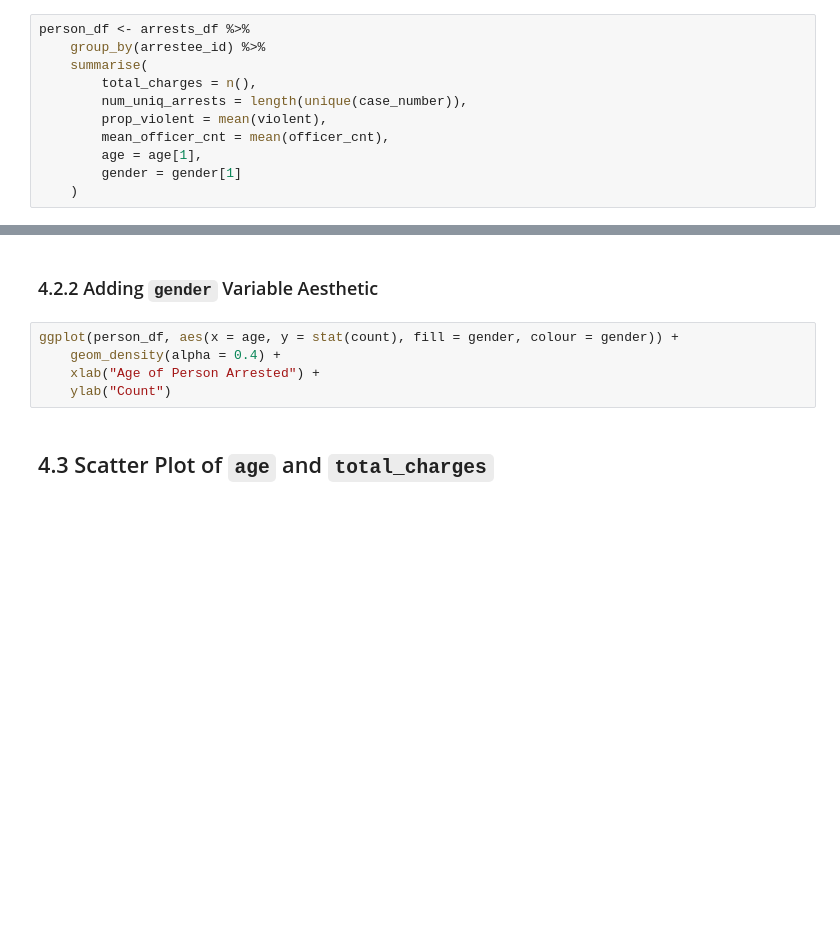
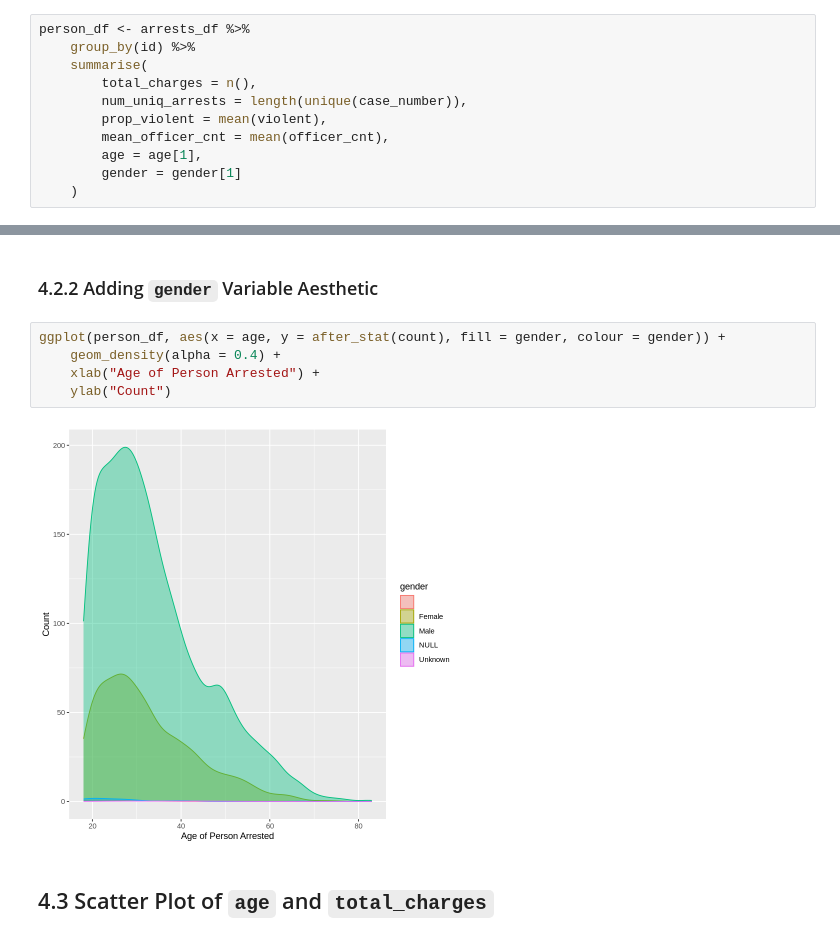
Before and after one commit to eldu/mpa-2065-slides, a Jupyter notebook: 06-2_intro_ggplot2.ipynb, the cells around one changed output, grey strips where cells are left out. Saved outputs shown, nothing was run; the diff lists cells and outputs as text; blank space fills up the shorter version.

```diff
--- a/06-2_intro_ggplot2.ipynb
+++ b/06-2_intro_ggplot2.ipynb
@@ -130,7 +166,7 @@ head(arrests_df)
   - Use the `group_by()` and `summarise()` pattern from _dplyr_ functions
 # %%
 person_df <- arrests_df %>%
-    group_by(arrestee_id) %>%
+    group_by(id) %>%
     summarise(
         total_charges = n(),
         num_uniq_arrests = length(unique(case_number)),
@@ -171,10 +228,12 @@ ggplot(person_df, aes(x = age)) +
 # %% [markdown]
 ### 4.2.2 Adding `gender` Variable Aesthetic
 # %%
-ggplot(person_df, aes(x = age, y = stat(count), fill = gender, colour = gender)) +
+ggplot(person_df, aes(x = age, y = after_stat(count), fill = gender, colour = gender)) +
     geom_density(alpha = 0.4) +
     xlab("Age of Person Arrested") +
     ylab("Count")
+# %% [output]
+[figure, added]
 # %% [markdown]
 ## 4.3 Scatter Plot of `age` and `total_charges`
 # %%
```
Also changed, not shown: parts of 16 cells of this notebook, 6 other files.
